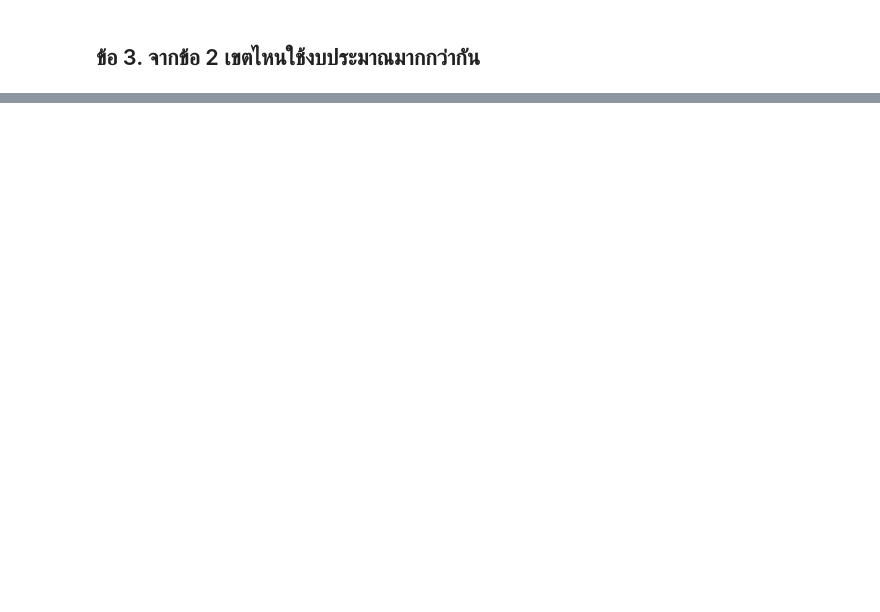
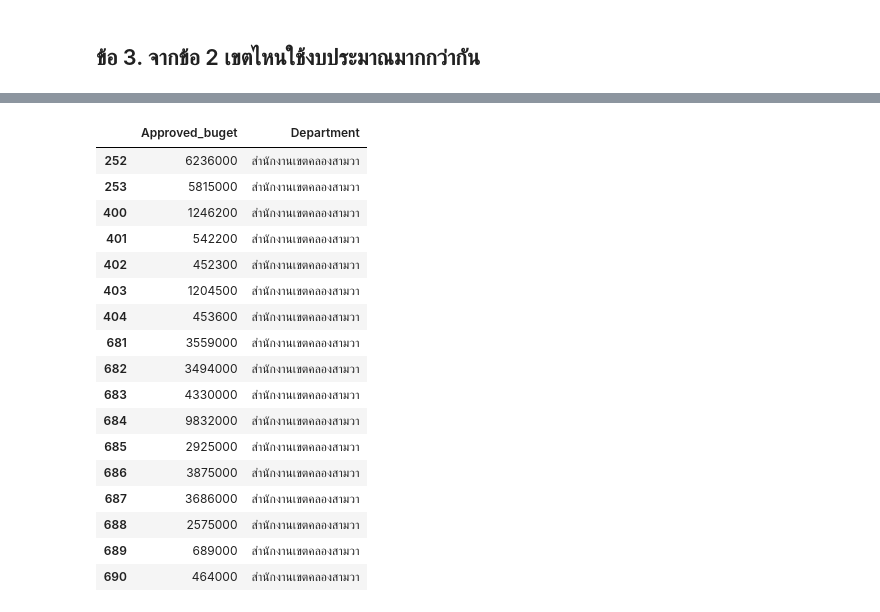
Before and after one commit to Ratchanontt/python_dataviz2023, a Jupyter notebook: HomeWork.ipynb, the cells around one changed output, grey strips where cells are left out. Cells and saved outputs as stored; diff of their text form; code cells hidden in the pictures; blank space fills up the shorter version.

```diff
--- a/HomeWork.ipynb
+++ b/HomeWork.ipynb
@@ -428,0 +506,21 @@ MinValue_data
+# %%
+data1[data1['Department'] =='สำนักงานเขตคลองสามวา'][['Approved_buget','Department']]
+# %% [output]
+|  | Approved_buget | Department |
+| 252 | 6236000 | สำนักงานเขตคลองสามวา |
+| 253 | 5815000 | สำนักงานเขตคลองสามวา |
+| 400 | 1246200 | สำนักงานเขตคลองสามวา |
+| 401 | 542200 | สำนักงานเขตคลองสามวา |
+| 402 | 452300 | สำนักงานเขตคลองสามวา |
+| 403 | 1204500 | สำนักงานเขตคลองสามวา |
+| 404 | 453600 | สำนักงานเขตคลองสามวา |
+| 681 | 3559000 | สำนักงานเขตคลองสามวา |
+| 682 | 3494000 | สำนักงานเขตคลองสามวา |
+| 683 | 4330000 | สำนักงานเขตคลองสามวา |
+| 684 | 9832000 | สำนักงานเขตคลองสามวา |
+| 685 | 2925000 | สำนักงานเขตคลองสามวา |
+| 686 | 3875000 | สำนักงานเขตคลองสามวา |
+| 687 | 3686000 | สำนักงานเขตคลองสามวา |
+| 688 | 2575000 | สำนักงานเขตคลองสามวา |
+| 689 | 689000 | สำนักงานเขตคลองสามวา |
+| 690 | 464000 | สำนักงานเขตคลองสามวา |
```
Also changed, not shown: parts of 13 cells of this notebook.
